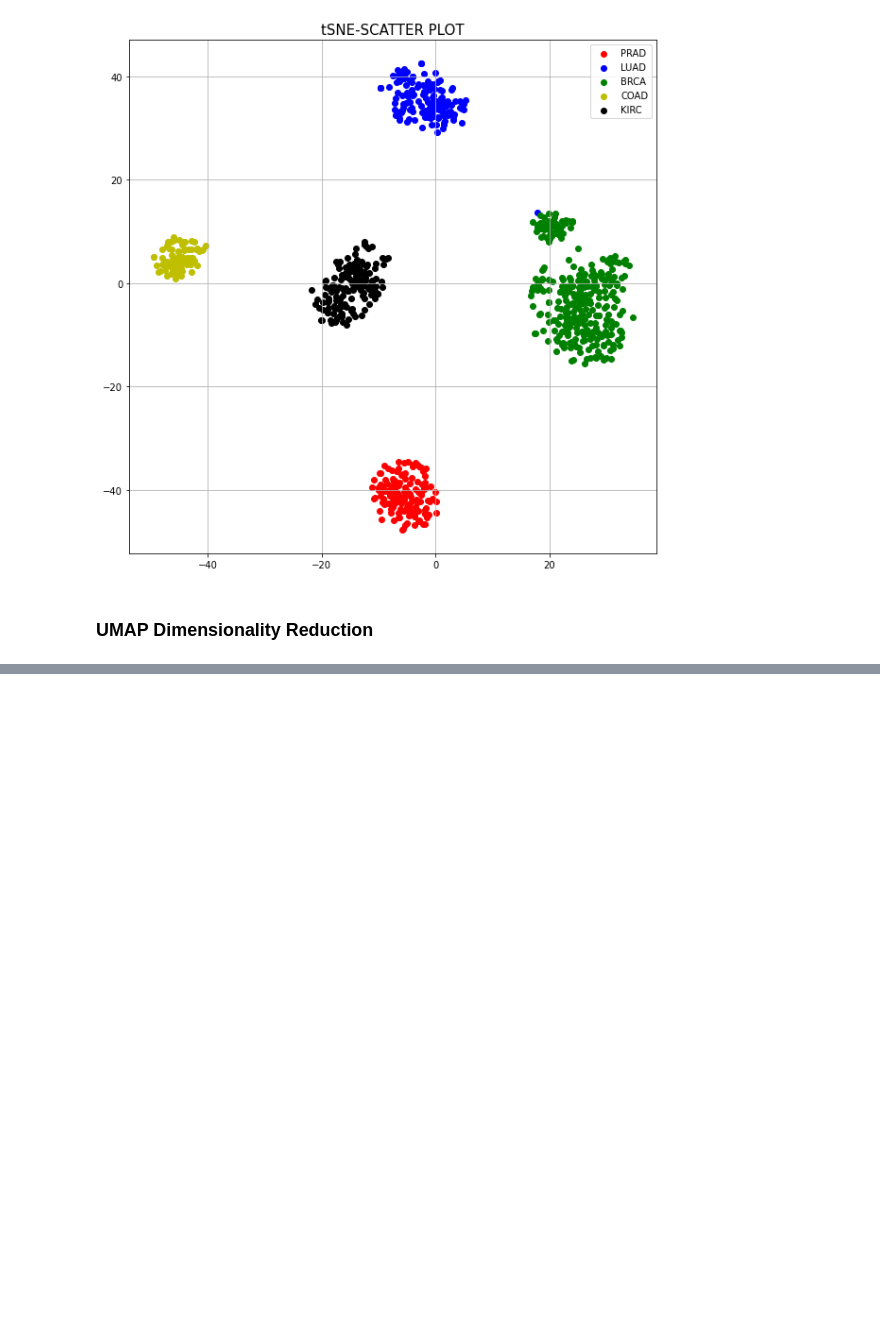
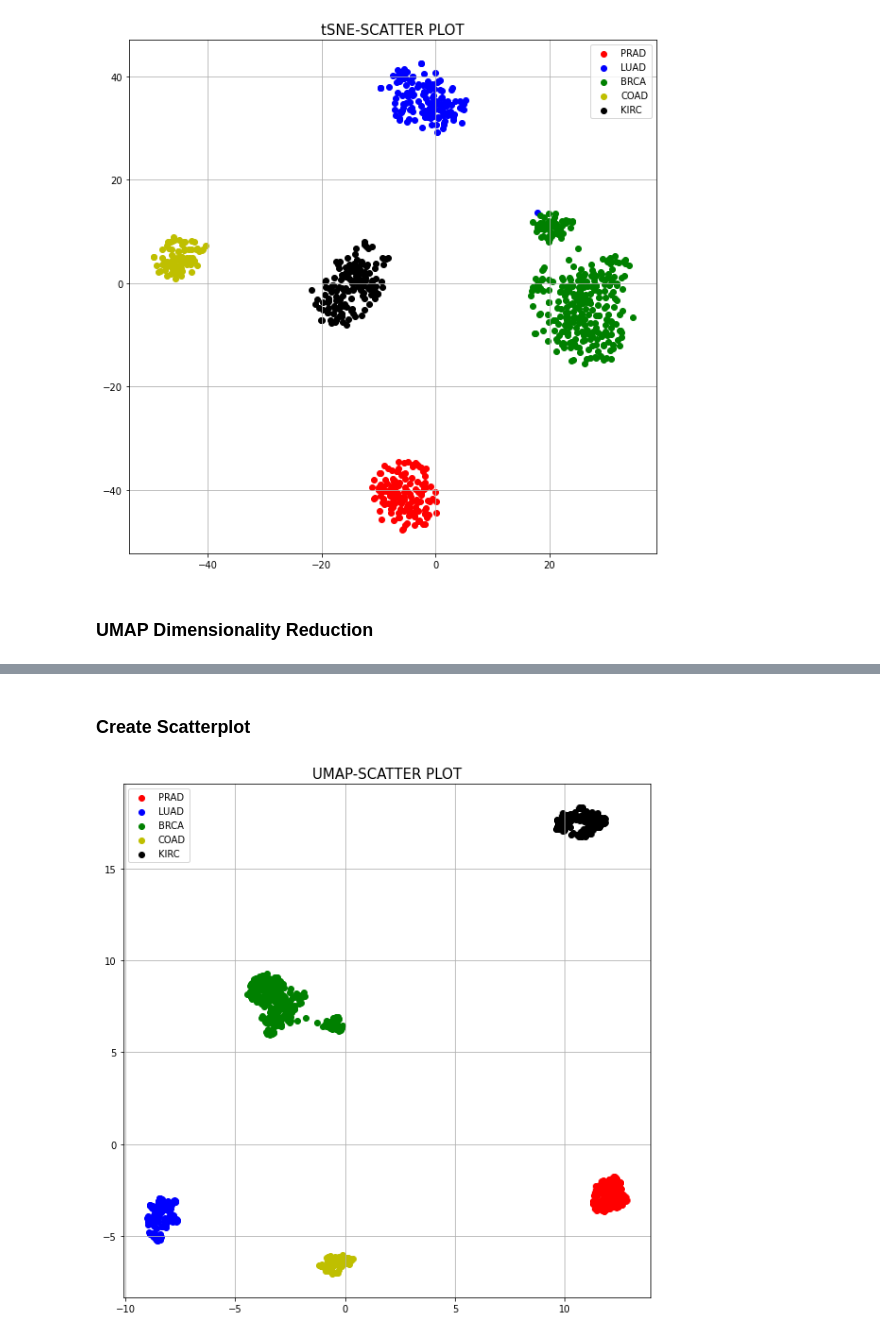
Before and after one commit to dhanarajappu456/new, a Jupyter notebook: rna2.ipynb, the cells around one changed output, grey strips where cells are left out. Drawn from its saved outputs; the diff is of its cells as text; code cells hidden in the pictures; blank space fills up the shorter version.

```diff
--- a/rna2.ipynb
+++ b/rna2.ipynb
@@ -301,7 +301,7 @@ print(tsne_model)
 # %% [markdown]
 Create new dataframe wth this reduced ,component
 # %%
-tsne_reduced = pd.DataFrame(data=tsne_model,columns=['tsne 1','tsne 2'])
+tsne_reduced = pd.DataFrame(data=x_tsne,columns=['tsne 1','tsne 2'])
 # %% [markdown]
 concatenate the labels with the reduced dimension
 # %%
@@ -366,0 +342,4 @@ AttributeError: ignored
+# %%
+import umap
+x_umap=umap.UMAP().fit_transform(x)
+x_umap
@@ -366,0 +354,3 @@ AttributeError: ignored
+# %%
+umap_reduced = pd.DataFrame(data=x_umap,columns=['umap 1','umap 2'])
+umap_reduced
@@ -366,0 +373,3 @@ AttributeError: ignored
+# %%
+concated_umap_df=pd.concat([umap_reduced,y],axis=1)
+concated_umap_df
@@ -366,0 +390,16 @@ AttributeError: ignored
+# %% [markdown]
+### Create Scatterplot
+# %%
+fig=plt.figure(figsize=(10,10))
+ax=fig.add_subplot(1,1,1)
+ax.set_title('UMAP-SCATTER PLOT',fontsize =15)
+label_types=['PRAD','LUAD','BRCA','COAD','KIRC']
+colors = ['r', 'b', 'g', 'y', 'black']
+for lab,color in  zip(label_types,colors):
+  indices=concated_umap_df['Class']==lab
+  ax.scatter(concated_umap_df.loc[indices,'umap 1'],
+             concated_umap_df.loc[indices,'umap 2'],c=color)
+  ax.legend(label_types) # create color map box
+  ax.grid()
+# %% [output]
+[figure, added]
```
Also changed, not shown: parts of 10 cells of this notebook.
